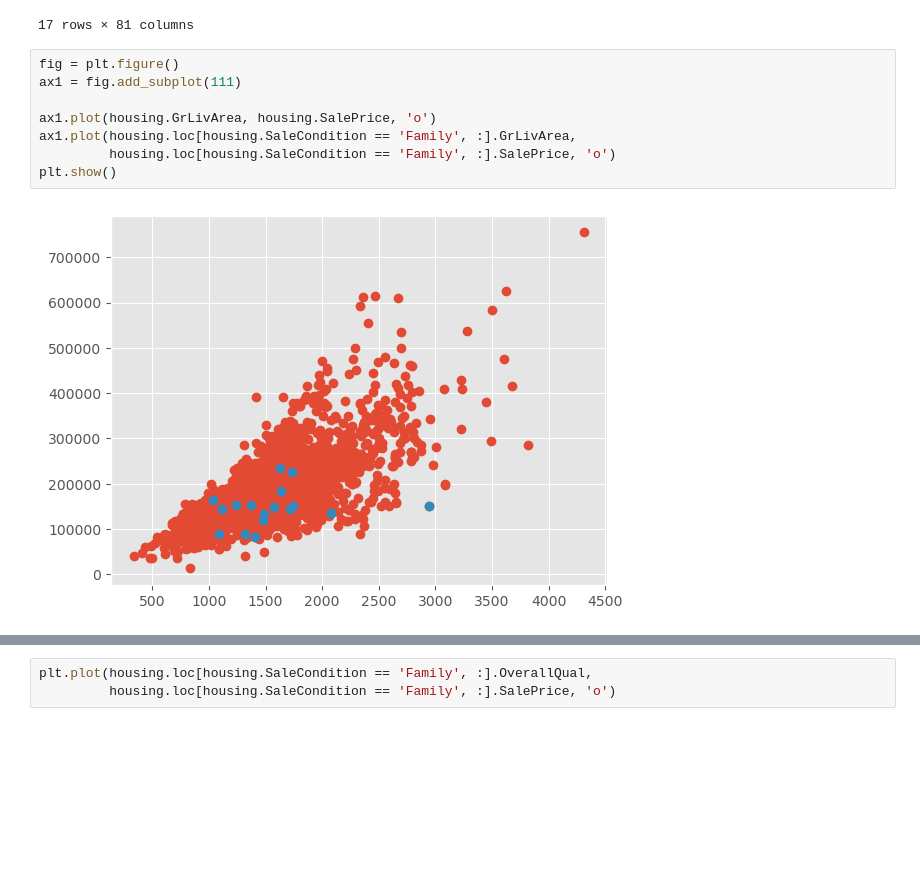
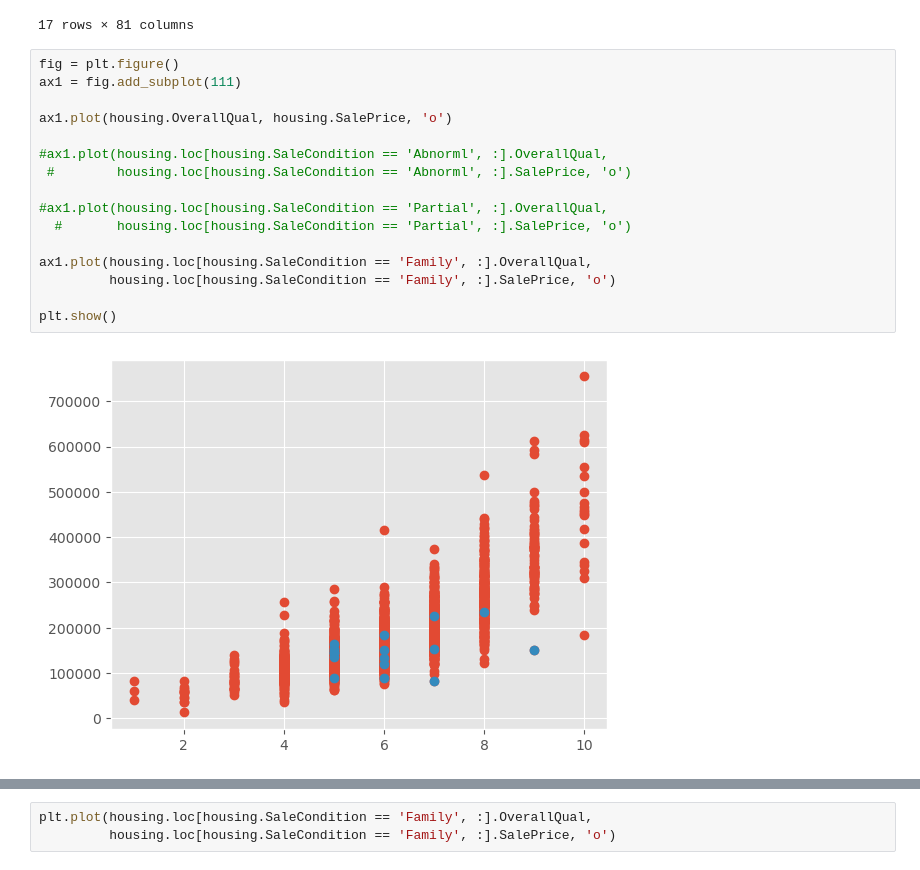
Before and after one commit to Na-ta-lie/Ames-Price-Prediction, a Jupyter notebook: pre-processing (cleaned edition 2) .ipynb, the cells around one changed output, grey strips where cells are left out. Drawn from its saved outputs; the diff is of its cells as text; blank space fills up the shorter version.

```diff
--- a/pre-processing (cleaned edition 2) .ipynb
+++ b/pre-processing (cleaned edition 2) .ipynb
@@ -377,10 +404,18 @@ housing.loc[housing.SaleCondition == 'Family', :]
 # %%
 fig = plt.figure()
 ax1 = fig.add_subplot(111)
 
-ax1.plot(housing.GrLivArea, housing.SalePrice, 'o')
-ax1.plot(housing.loc[housing.SaleCondition == 'Family', :].GrLivArea,
+ax1.plot(housing.OverallQual, housing.SalePrice, 'o')
+
+#ax1.plot(housing.loc[housing.SaleCondition == 'Abnorml', :].OverallQual,
+ #        housing.loc[housing.SaleCondition == 'Abnorml', :].SalePrice, 'o')
+
+#ax1.plot(housing.loc[housing.SaleCondition == 'Partial', :].OverallQual,
+  #       housing.loc[housing.SaleCondition == 'Partial', :].SalePrice, 'o')
+
+ax1.plot(housing.loc[housing.SaleCondition == 'Family', :].OverallQual,
          housing.loc[housing.SaleCondition == 'Family', :].SalePrice, 'o')
+
 plt.show()
 # %% [output]
-[figure, old version]
+[figure, new version]
```
Also changed, not shown: parts of 13 cells of this notebook, 2 other files.
